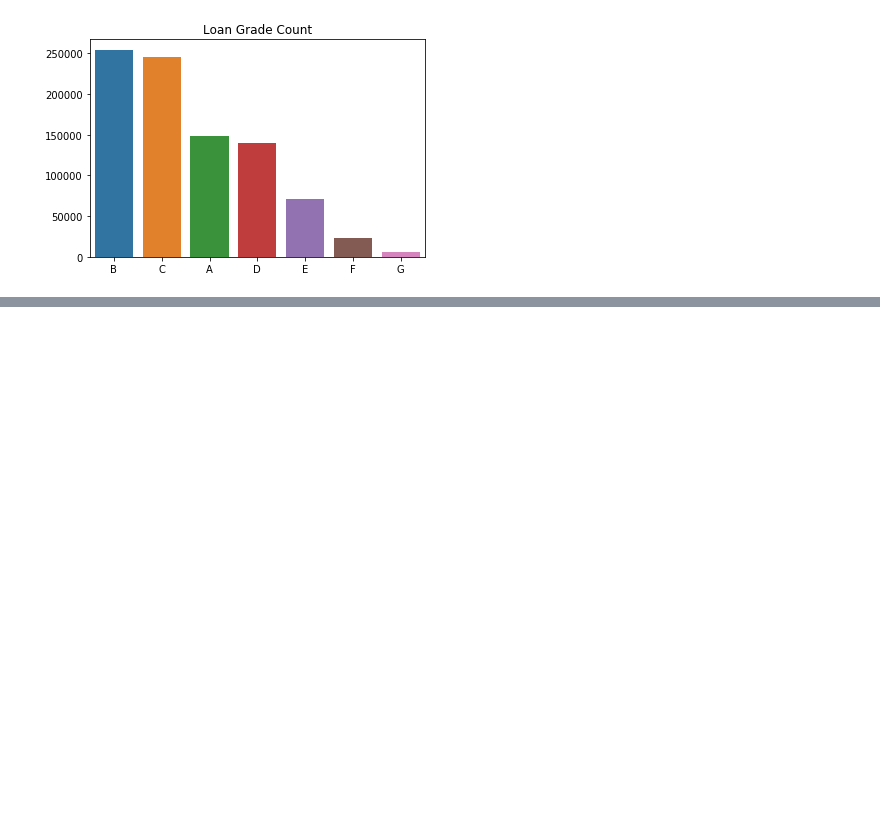
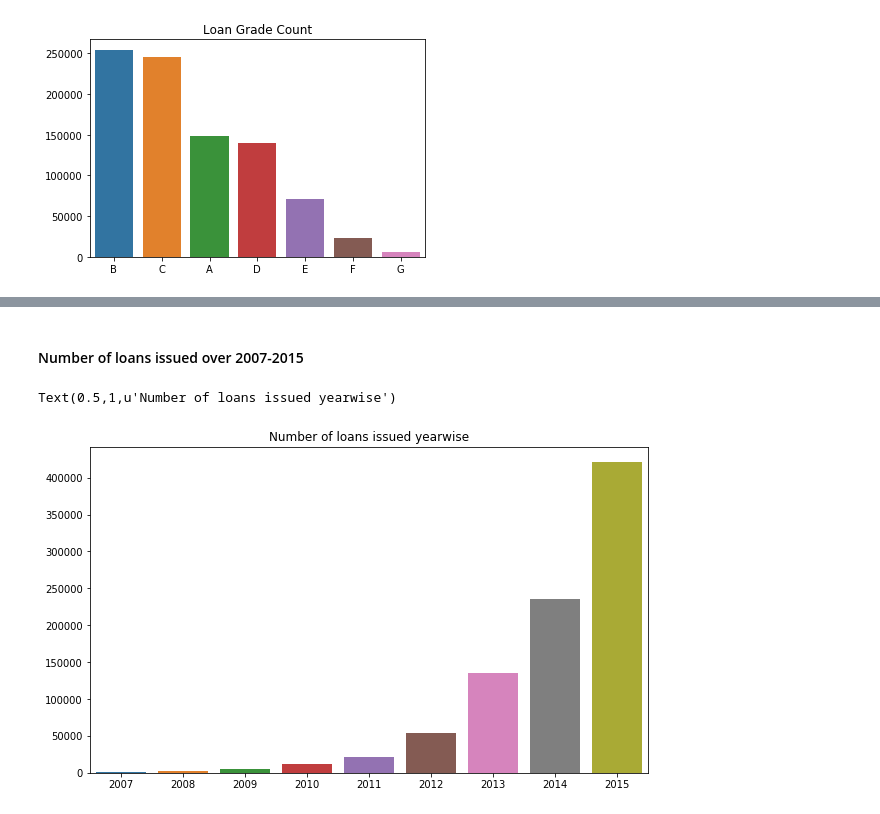
Before and after one commit to akshitvjain/LoanExtensionAnalysis, a Jupyter notebook: data_exploration.ipynb, the cells around one changed output, grey strips where cells are left out. Drawn from its saved outputs; the diff is of its cells as text; code cells hidden in the pictures; blank space fills up the shorter version.

```diff
--- a/data_exploration.ipynb
+++ b/data_exploration.ipynb
@@ -66,0 +77,13 @@ Text(0.5,1,u'Loan Grade Count')
+# %% [markdown]
+<h4> Number of loans issued over 2007-2015 </h4>
+# %%
+years = pd.to_datetime(df.issue_d)
+df['year'] = years.dt.year
+yearwise_loans = df.year.value_counts()
+
+plt.figure(figsize=(10,6))
+ax = sns.barplot(yearwise_loans.index, yearwise_loans.values)
+ax.set_title('Number of loans issued yearwise')
+# %% [output]
+Text(0.5,1,u'Number of loans issued yearwise')
+[figure, added]
```
Also changed, not shown: parts of 7 cells of this notebook.
